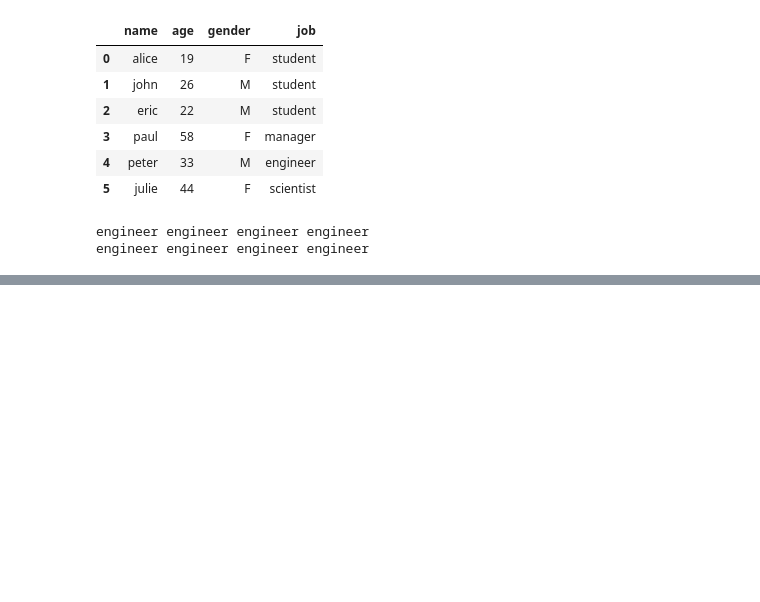
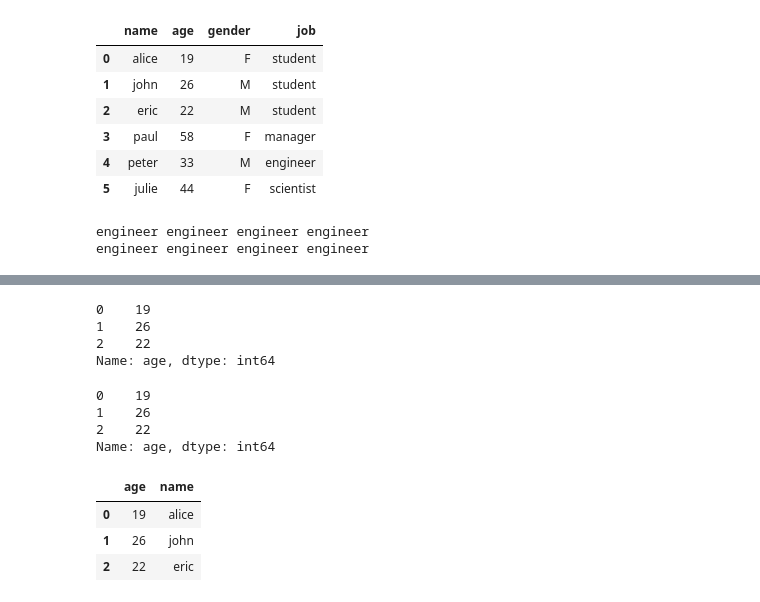
Before and after one commit to toarnabtrainer/AEC_ML_Batch-1, a Jupyter notebook: Pandas.ipynb, the cells around one changed output, grey strips where cells are left out. Cells and saved outputs as stored; diff of their text form; code cells hidden in the pictures; blank space fills up the shorter version.

```diff
--- a/Pandas.ipynb
+++ b/Pandas.ipynb
@@ -692,0 +712,4 @@ See the caveats in the documentation: https://pandas.pydata.org/pandas-docs/stab
+# %%
+bool_age = users.age < 30
+print (bool_age)
+users[bool_age]
@@ -692,0 +728,21 @@ See the caveats in the documentation: https://pandas.pydata.org/pandas-docs/stab
+# %%
+users[bool_age].age
+# %% [output]
+0    19
+1    26
+2    22
+Name: age, dtype: int64
+# %%
+users[bool_age]['age']
+# %% [output]
+0    19
+1    26
+2    22
+Name: age, dtype: int64
+# %%
+users[bool_age][['age', 'name']]
+# %% [output]
+|  | age | name |
+| 0 | 19 | alice |
+| 1 | 26 | john |
+| 2 | 22 | eric |
```
Also changed, not shown: parts of 14 cells of this notebook.
